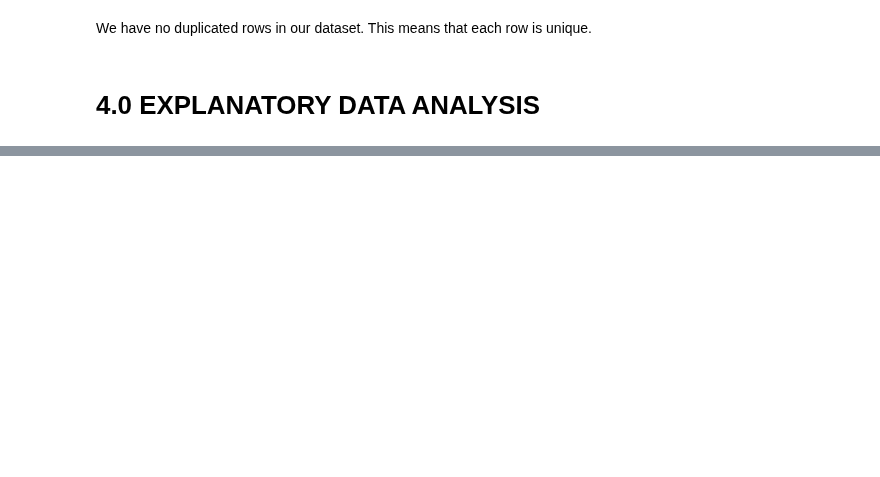
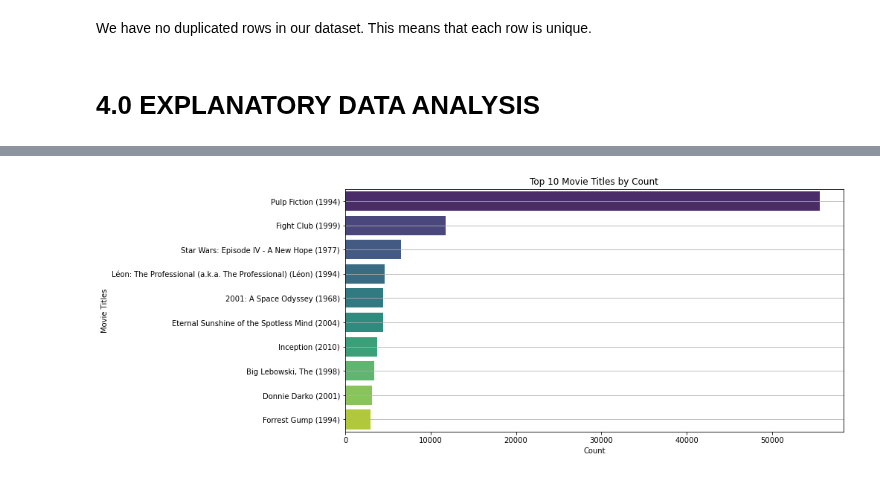
Before and after one commit to ruth-kitasi/Movielens-Recommendation-System, a Jupyter notebook: index.ipynb, the cells around one changed output, grey strips where cells are left out. Saved outputs shown, nothing was run; the diff lists cells and outputs as text; code cells hidden in the pictures; blank space fills up the shorter version.

```diff
--- a/index.ipynb
+++ b/index.ipynb
@@ -597,0 +658,20 @@ We have no duplicated rows in our dataset. This means that each row is unique.
+# %%
+# Displaying the top 10 titles with the highest frequecy.
+# Count occurrences of each title
+# Count occurrences of each title
+title_counts = Movies_df['Title'].value_counts()
+
+# Get the top 10 titles
+top_10_titles = title_counts.head(10).reset_index()
+top_10_titles.columns = ['Title', 'Count']
+
+# Create a horizontal bar graph
+plt.figure(figsize=(12, 6))
+sns.barplot(y='Title', x='Count', data=top_10_titles, palette='viridis')  # Note the swap of x and y
+plt.title('Top 10 Movie Titles by Count')
+plt.ylabel('Movie Titles')
+plt.xlabel('Count')
+plt.grid(axis='y')
+plt.show()
+# %% [output]
+[figure, added]
```
Also changed, not shown: parts of 14 cells of this notebook.
